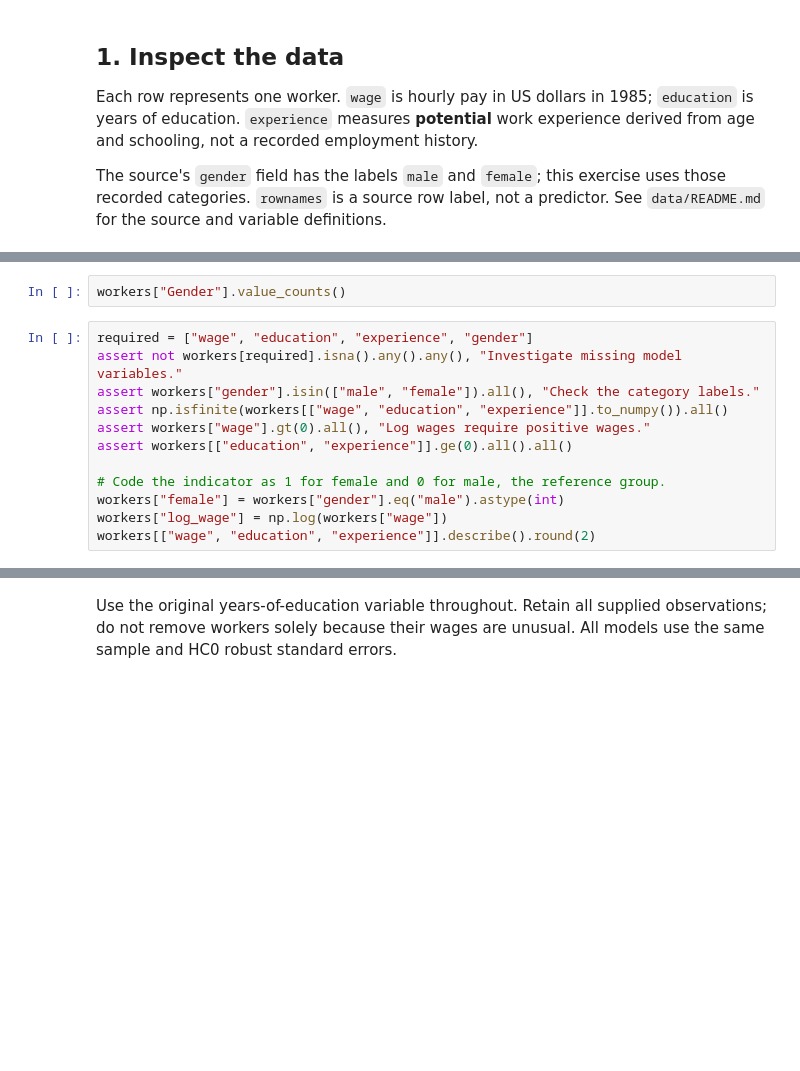
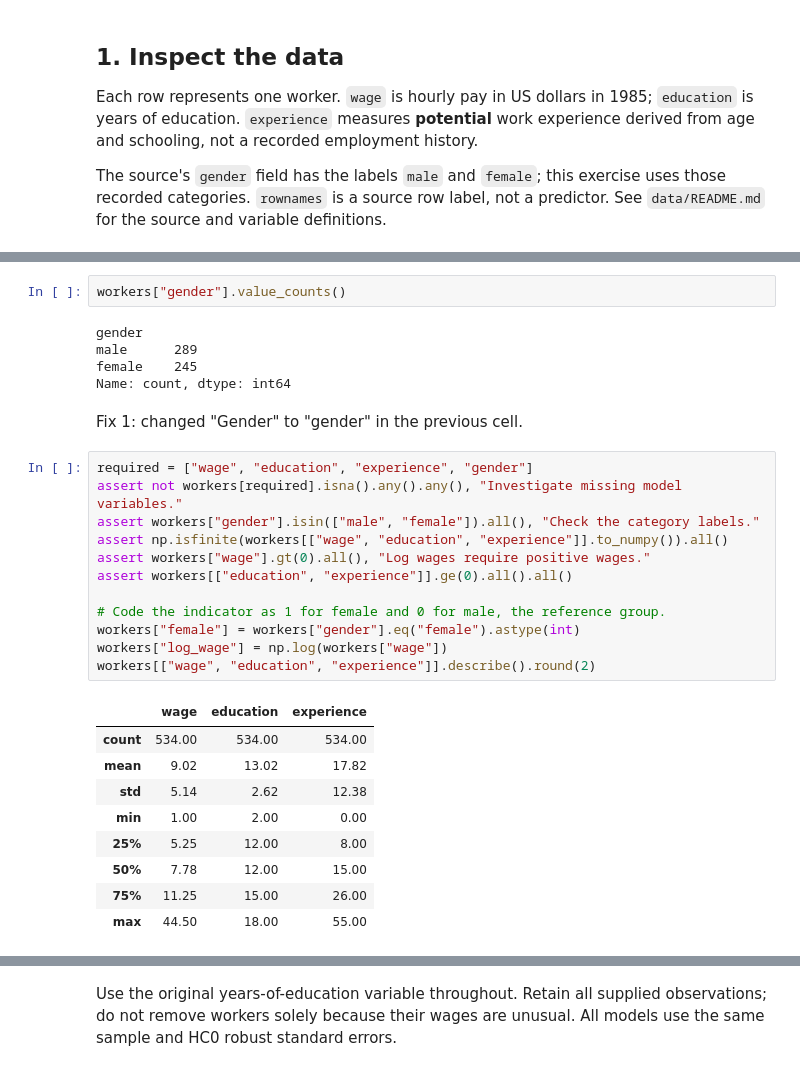
Before and after one commit to BoycoA/coding2-debug-14-categorical-variables-interactions, a Jupyter notebook: analysis.ipynb, the cells around one changed output, grey strips where cells are left out. Saved outputs shown, nothing was run; the diff lists cells and outputs as text; blank space fills up the shorter version.

```diff
--- a/analysis.ipynb
+++ b/analysis.ipynb
@@ -54,14 +70,31 @@ workers.isna().sum().rename("missing")
 # %%
-workers["Gender"].value_counts()
+workers["gender"].value_counts()
+# %% [output]
+gender
+male      289
+female    245
+Name: count, dtype: int64
+# %% [markdown]
+Fix 1: changed "Gender" to "gender" in the previous cell.
 # %%
 required = ["wage", "education", "experience", "gender"]
 assert not workers[required].isna().any().any(), "Investigate missing model variables."
 assert workers["gender"].isin(["male", "female"]).all(), "Check the category labels."
 assert np.isfinite(workers[["wage", "education", "experience"]].to_numpy()).all()
 assert workers["wage"].gt(0).all(), "Log wages require positive wages."
 assert workers[["education", "experience"]].ge(0).all().all()
 
 # Code the indicator as 1 for female and 0 for male, the reference group.
-workers["female"] = workers["gender"].eq("male").astype(int)
+workers["female"] = workers["gender"].eq("female").astype(int)
 workers["log_wage"] = np.log(workers["wage"])
 workers[["wage", "education", "experience"]].describe().round(2)
+# %% [output]
+|  | wage | education | experience |
+| count | 534.00 | 534.00 | 534.00 |
+| mean | 9.02 | 13.02 | 17.82 |
+| std | 5.14 | 2.62 | 12.38 |
+| min | 1.00 | 2.00 | 0.00 |
+| 25% | 5.25 | 12.00 | 8.00 |
+| 50% | 7.78 | 12.00 | 15.00 |
+| 75% | 11.25 | 15.00 | 26.00 |
+| max | 44.50 | 18.00 | 55.00 |
```
Also changed, not shown: parts of 11 cells of this notebook.
